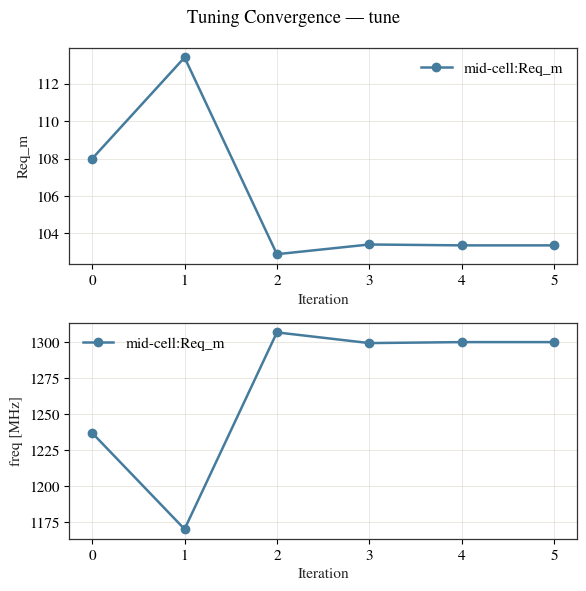
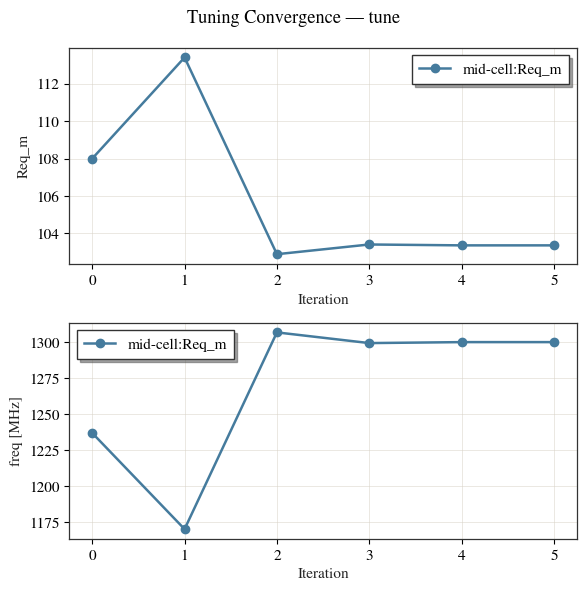
Code edit (unified diff) that turned the first committed figure into the second:
--- before
+++ after
@@ -1,2 +1 @@
 cav.tune.plot_convergence()
-plt.show()

Commit: feat: introduce full analysis framework for cavities including multipacting, wakefield, tuning, UQ, and documentation examples